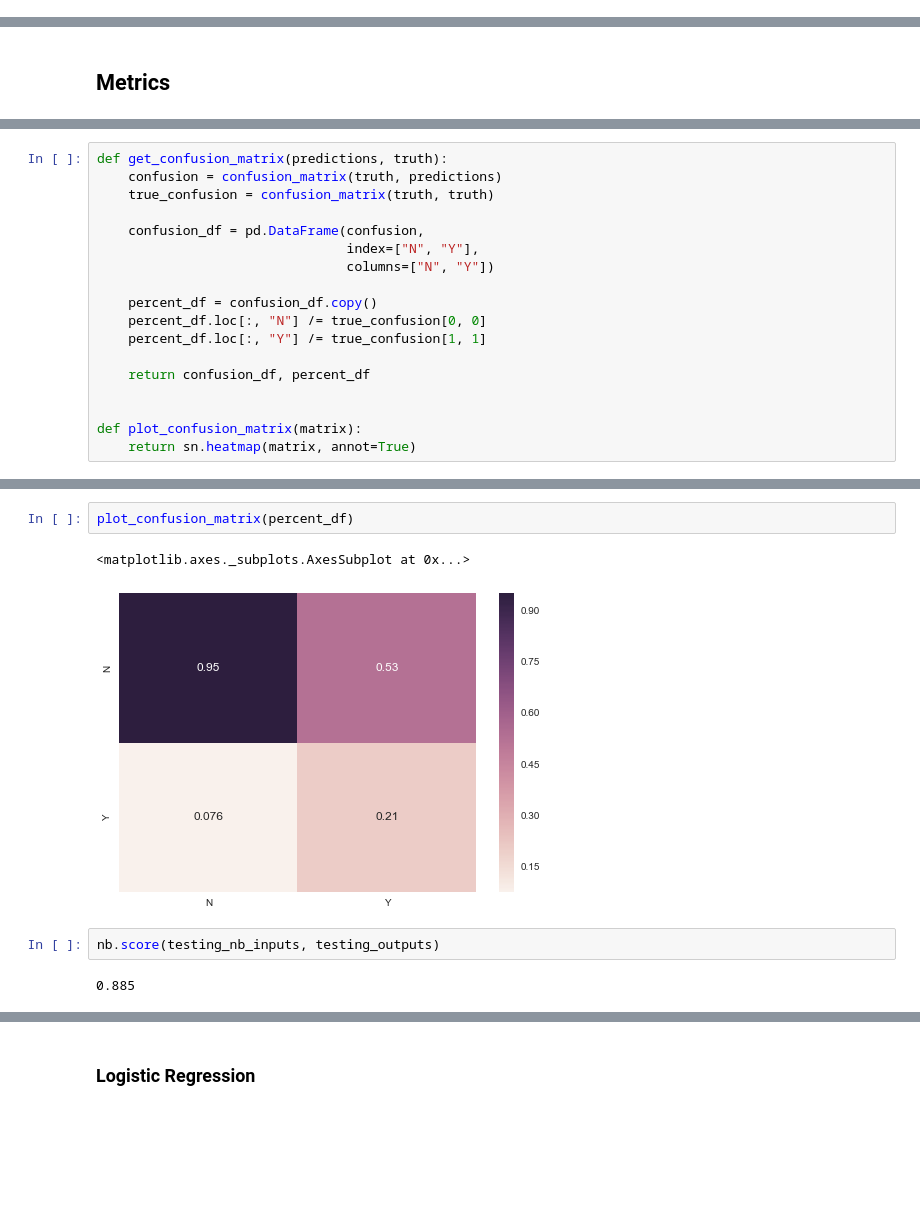
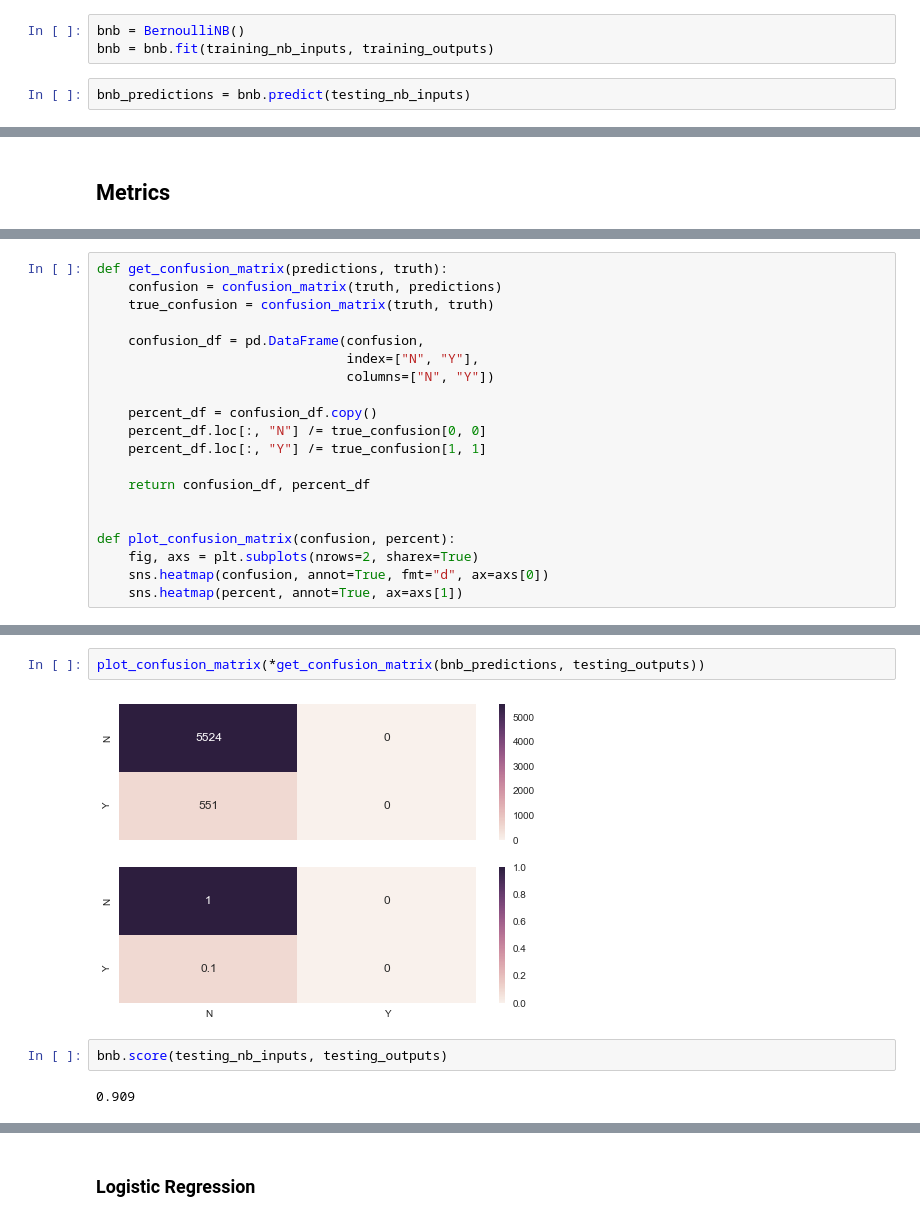
Before and after one commit to anassinator/miami-marathon-predictor, a Jupyter notebook: ParticipantPrediction.ipynb, the cells around one changed output, grey strips where cells are left out. Cells and saved outputs as stored; diff of their text form; blank space fills up the shorter version.

Commit message:
Add Bernoulli, Gaussian and Multinomial Naive Bayes

```diff
--- a/ParticipantPrediction.ipynb
+++ b/ParticipantPrediction.ipynb
@@ -112,0 +115,5 @@ testing_positives, testing_total, testing_positives / testing_total
+# %%
+bnb = BernoulliNB()
+bnb = bnb.fit(training_nb_inputs, training_outputs)
+# %%
+bnb_predictions = bnb.predict(testing_nb_inputs)
@@ -147,6 +166,8 @@ def get_confusion_matrix(predictions, truth):
     return confusion_df, percent_df
 
 
-def plot_confusion_matrix(matrix):
-    return sn.heatmap(matrix, annot=True)
+def plot_confusion_matrix(confusion, percent):
+    fig, axs = plt.subplots(nrows=2, sharex=True)
+    sns.heatmap(confusion, annot=True, fmt="d", ax=axs[0])
+    sns.heatmap(percent, annot=True, ax=axs[1])
 # %% [markdown]
@@ -161,9 +175,8 @@ plot_confusion_matrix(confusion_df)
-# %%
-plot_confusion_matrix(percent_df)
-# %% [output]
-<matplotlib.axes._subplots.AxesSubplot at 0x...>
-[figure, removed]
+# %%
+plot_confusion_matrix(*get_confusion_matrix(bnb_predictions, testing_outputs))
+# %% [output]
+[figure, added]
 # %%
-nb.score(testing_nb_inputs, testing_outputs)
+bnb.score(testing_nb_inputs, testing_outputs)
 # %% [output]
-0.885
+0.909
```
Also changed, not shown: parts of 27 cells of this notebook.
